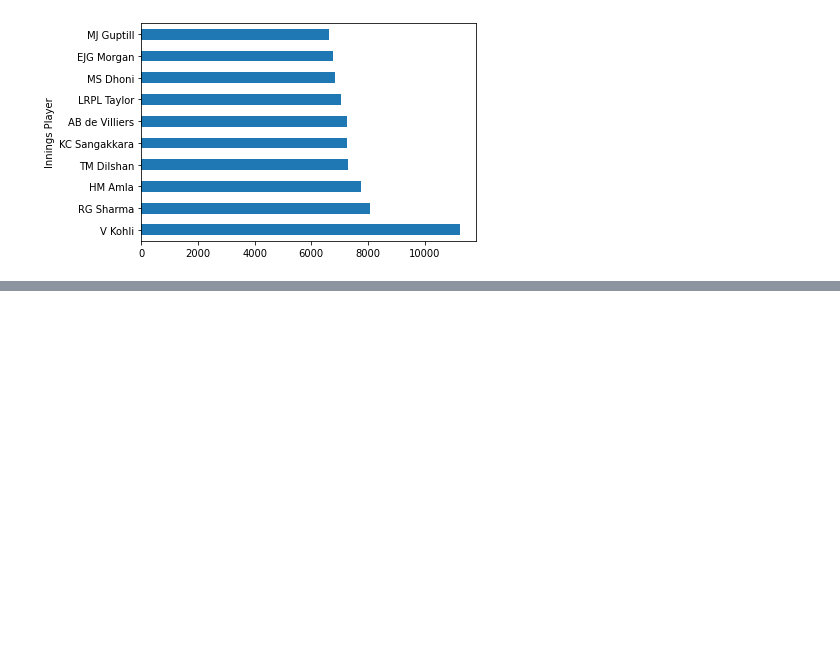
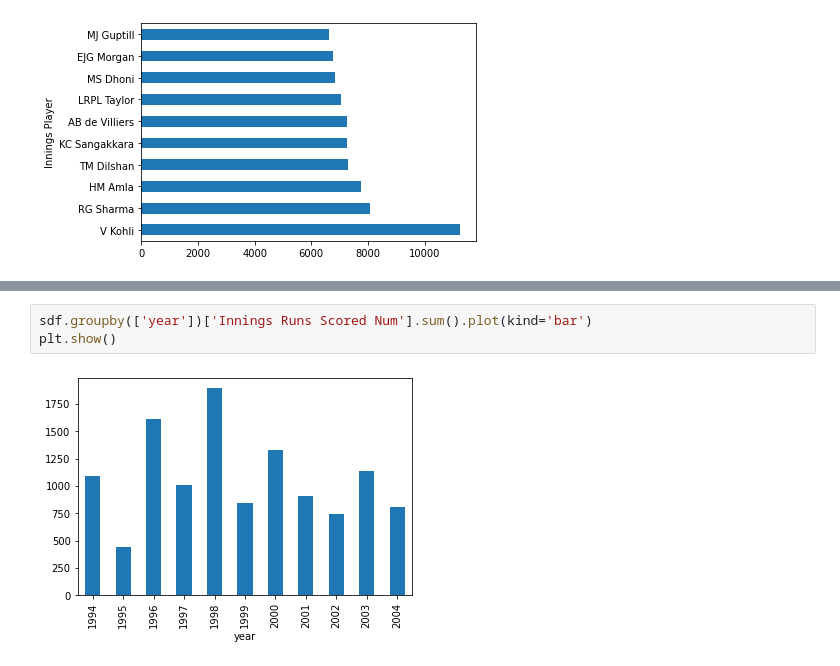
Before and after one commit to arehvs/practice, a Jupyter notebook: SachinvsKohli.ipynb, the cells around one changed output, grey strips where cells are left out. Drawn from its saved outputs; the diff is of its cells as text; blank space fills up the shorter version.

```diff
--- a/SachinvsKohli.ipynb
+++ b/SachinvsKohli.ipynb
@@ -416,0 +442,5 @@ plt.show()
+# %%
+sdf.groupby(['year'])['Innings Runs Scored Num'].sum().plot(kind='bar')
+plt.show()
+# %% [output]
+[figure, added]
```
Also changed, not shown: parts of 14 cells of this notebook.
